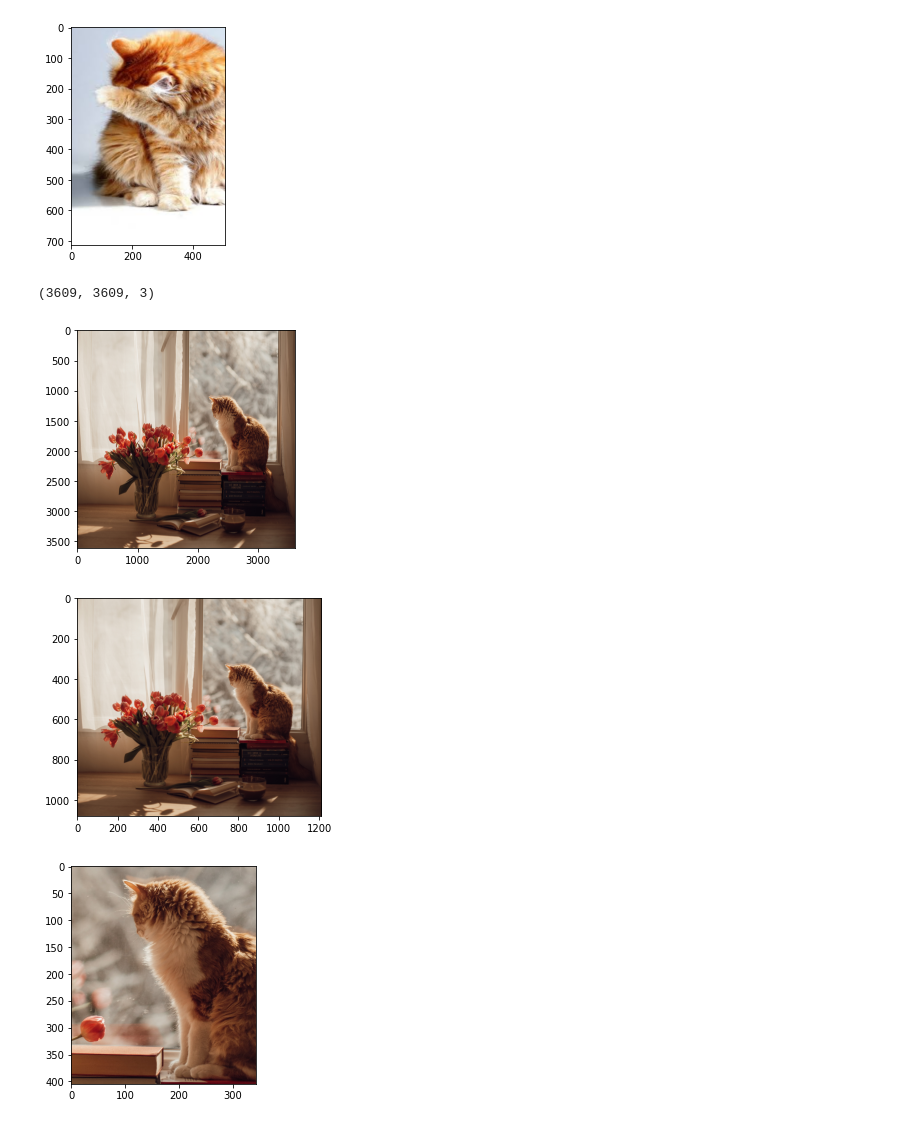
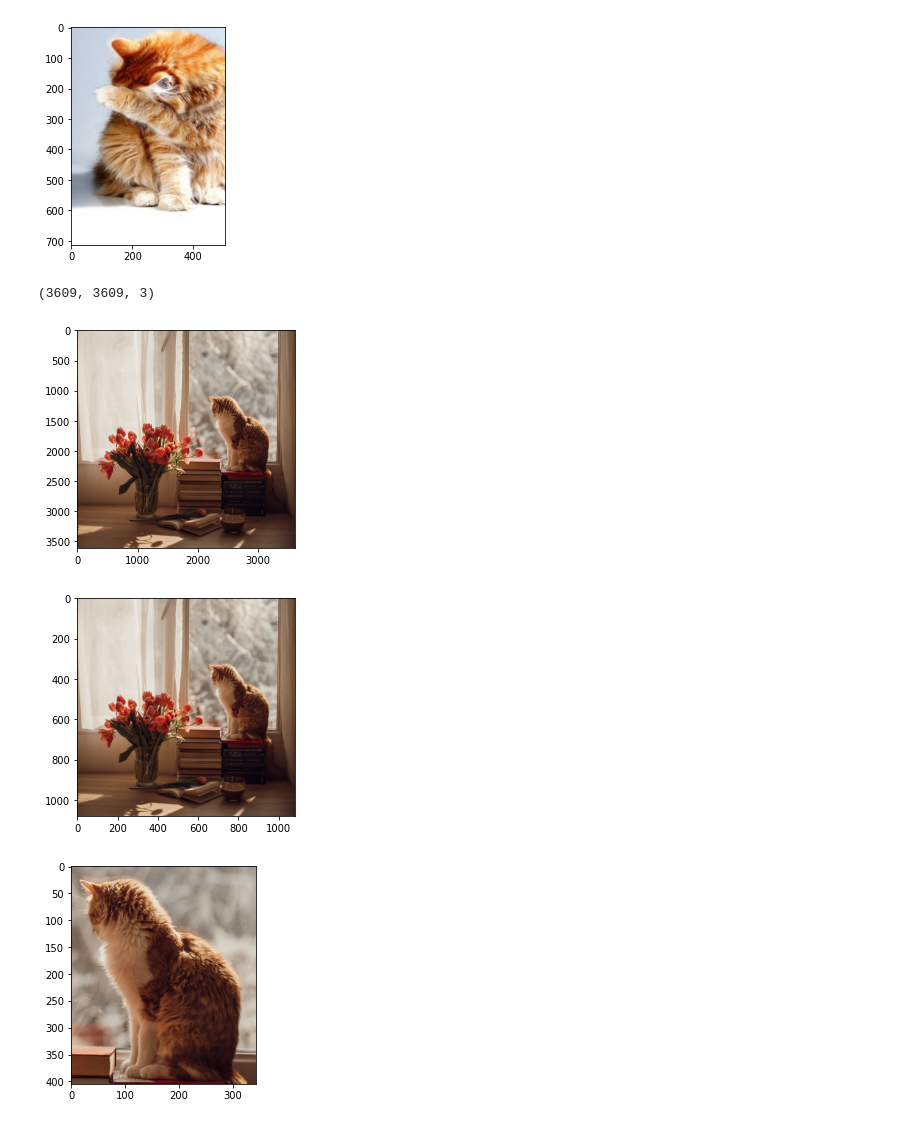
Before and after one commit to yearat/Bangla-Scene-Text-Collector, a Jupyter notebook: scene_text_tools/scene_text_tool.ipynb, the cells around one changed output. Cells and saved outputs as stored; diff of their text form; code cells hidden in the pictures.

Commit message:
Fixed read from file and plot annotations

```diff
--- a/scene_text_tools/scene_text_tool.ipynb
+++ b/scene_text_tools/scene_text_tool.ipynb
@@ -118,24 +117,24 @@ plt.show()
 # %%
 image = cv2.imread('catflower.jpg')
 print(image.shape)
 plt.imshow(cv2.cvtColor(image, cv2.COLOR_BGR2RGB))
 plt.show()
 
-image_resized = cv2.resize(image, (1212, 1080), interpolation=cv2.INTER_LINEAR)
+image_resized = cv2.resize(image, (1080, 1080), interpolation=cv2.INTER_LINEAR)
 plt.imshow(cv2.cvtColor(image_resized, cv2.COLOR_BGR2RGB))
 plt.show()
 
 w = 980-636
 h = 709-304
 
 cropped_image = image_resized[304:304+h, 636:636+w]
 plt.imshow(cv2.cvtColor(cropped_image, cv2.COLOR_BGR2RGB))
 plt.show()
 
 
 #cv2.imshow("original", image)
 # %% [output]
 (3609, 3609, 3)
 [figure]
-[figure, old version]
+[figure, new version]
-[figure, old version]
+[figure, new version]
```
Also changed, not shown: parts of 6 cells of this notebook, 2 other files.
